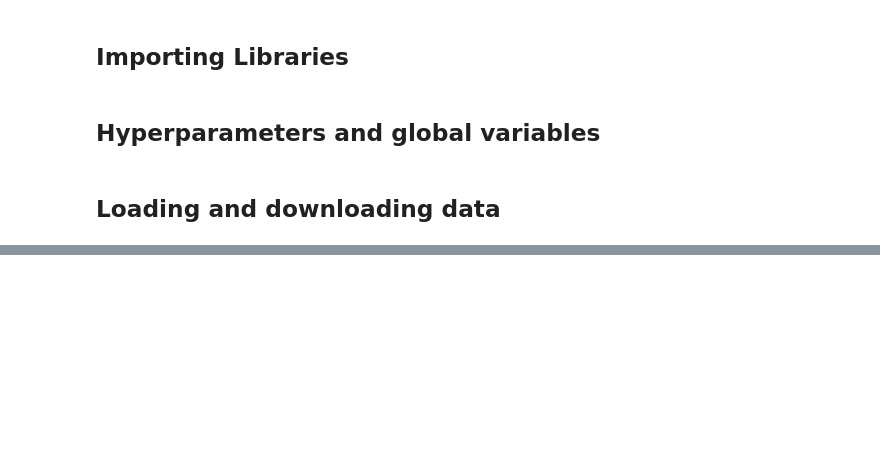
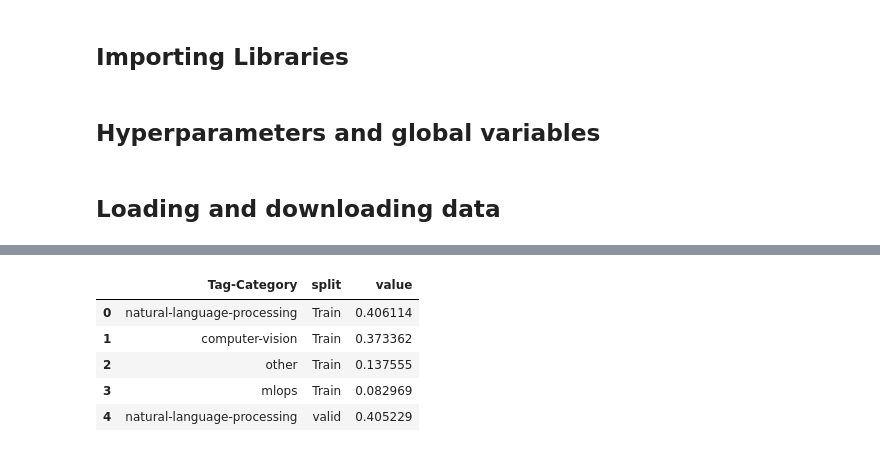
Before and after one commit to AniTho/Made-With-ML, a Jupyter notebook: notebook/1_data_processing.ipynb, the cells around one changed output, grey strips where cells are left out. Saved outputs shown, nothing was run; the diff lists cells and outputs as text; code cells hidden in the pictures; blank space fills up the shorter version.

```diff
--- a/notebook/1_data_processing.ipynb
+++ b/notebook/1_data_processing.ipynb
@@ -40,0 +108,10 @@ df.head()
+# %%
+all_distribution_melt = all_distribution.melt(id_vars='Tag-Category', var_name='split')
+all_distribution_melt.head()
+# %% [output]
+|  | Tag-Category | split | value |
+| 0 | natural-language-processing | Train | 0.406114 |
+| 1 | computer-vision | Train | 0.373362 |
+| 2 | other | Train | 0.137555 |
+| 3 | mlops | Train | 0.082969 |
+| 4 | natural-language-processing | valid | 0.405229 |
```
Also changed, not shown: parts of 10 cells of this notebook.
